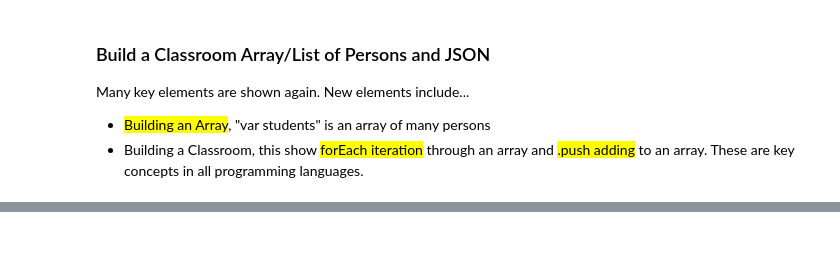
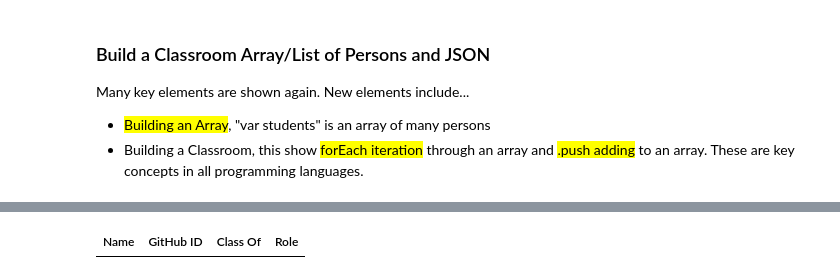
Before and after one commit to nighthawkcoders/APCSP, a Jupyter notebook: _notebooks/2022-09-19-PBL-javascript_tutorial.ipynb, the cells around one changed output, grey strips where cells are left out. Cells and saved outputs as stored; diff of their text form; code cells hidden in the pictures; blank space fills up the shorter version.

Commit message:
HTML working

```diff
--- a/_notebooks/2022-09-19-PBL-javascript_tutorial.ipynb
+++ b/_notebooks/2022-09-19-PBL-javascript_tutorial.ipynb
@@ -357,0 +371,30 @@ $$.html(compsci._toHtml());
+# %%
+from IPython.display import display
+from IPython.core.display import HTML
+
+# This block allow Jupyter Notebook to generate conventional HTML and CSS
+display(HTML('''
+    <style>
+        #compsci {
+            background-color: #f0f0f0;
+            padding: 10px;
+            border: 3px solid #ccc;
+            box-shadow: 0.8em 0.4em 0.4em grey;
+        }
+    </style>
+    <table id="compsci">
+      <thead>
+      <tr>
+        <th>Name</th>
+        <th>GitHub ID</th>
+        <th>Class Of</th>
+        <th>Role</th>
+      </tr>
+      </thead>
+      <tbody id="classroom">
+        <!-- generated rows -->
+      </tbody>
+    </table>
+'''))
+# %% [output]
+| Name | GitHub ID | Class Of | Role |
```
Also changed, not shown: parts of 18 cells of this notebook.
